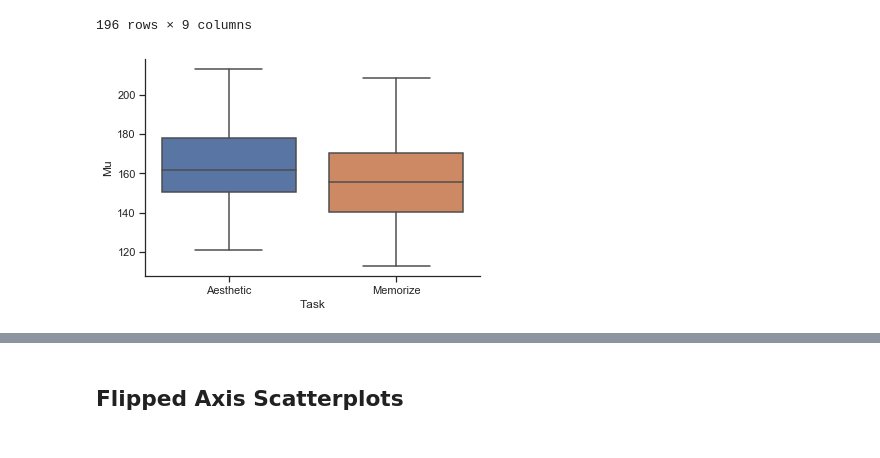
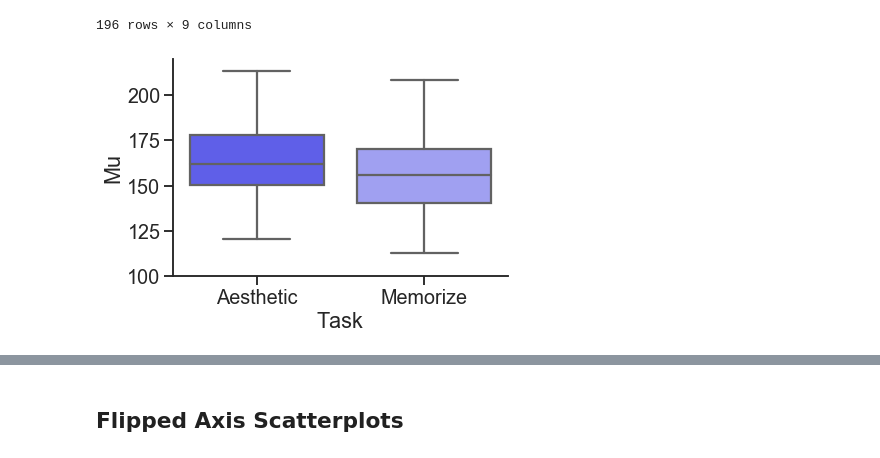
Before and after one commit to zoe-loh/WMD, a Jupyter notebook: SM01_Plotting.ipynb, the cells around one changed output, grey strips where cells are left out. Cells and saved outputs as stored; diff of their text form; code cells hidden in the pictures.

Commit message:
Updated plots (pre-journal submission)

```diff
--- a/SM01_Plotting.ipynb
+++ b/SM01_Plotting.ipynb
@@ -9,0 +142,15 @@ sns.set(color_codes = True)
+# %%
+sns.set_style("white")
+sns.set_style("ticks")
+
+#plotting subject raw data
+ax = sns.displot(mem_sub, fill = True,  kind="kde", alpha=0.1, height=6, aspect=6/6)
+
+x = np.linspace(0, 1400, samples)
+y = scipy.stats.norm.pdf(x,168,56)
+sns.set(font_scale = 1.7)
+ax.set(xlabel = "Fixation Duration (ms)", ylim=(0, 0.009))
+plt.plot(x, y,  'r--',linewidth=3, color='black')
+sns.despine()
+
+plt.savefig("Gaussian.png", dpi = 300)
@@ -178,3 +360,6 @@ aes_mu = aes_mu.fig
 aes_mu.savefig("Aes_Mu_Scatterplot_HD.png", dpi = 300)
 # %% [output]
 [figure]
+# %%
+sns.set_context(context = "notebook", font_scale = 1.3)
+sns.set_palette(palette = "tab10")
@@ -303,12 +614,22 @@ both_task_df
 | 194 | 99 | 1.096862 | -0.625722 | 1.734597 | 134.467817 | 173.345881 | 58.116578 | 4.214751 | Memorize |
 | 195 | 100 | -0.318329 | -0.121108 | -0.620930 | 115.391556 | 190.063484 | 56.750258 | 4.140688 | Memorize |
 196 rows × 9 columns
+# %%
+sns.set_style("white")
+sns.set_style("ticks")
+# %%
+sns.set_context(context = "notebook", font_scale = 1.7)
+sns.set_palette("bwr")
 # %%
-#sns.set_style("white")
-#sns.set_style("ticks")
+sns.set_style("white")
+sns.set_style("ticks")
+sns.set_context(context = "talk", font_scale = 1.2)
+sns.set_palette("bwr")
+
 mu_box = sns.boxplot( x = "Task", y = "Mu", data = both_task_df)
+mu_box.set(ylim = (100, 220))
 sns.despine()
 mu_box = mu_box.get_figure()
-mu_box.savefig("Mu_Boxplot.png", dpi = 300)
+mu_box.savefig("Mu_Boxplot.png", dpi = 300, bbox_inches='tight')
 # %% [output]
-[figure, old version]
+[figure, new version]
```
Also changed, not shown: parts of 45 cells of this notebook, 40 other files.
